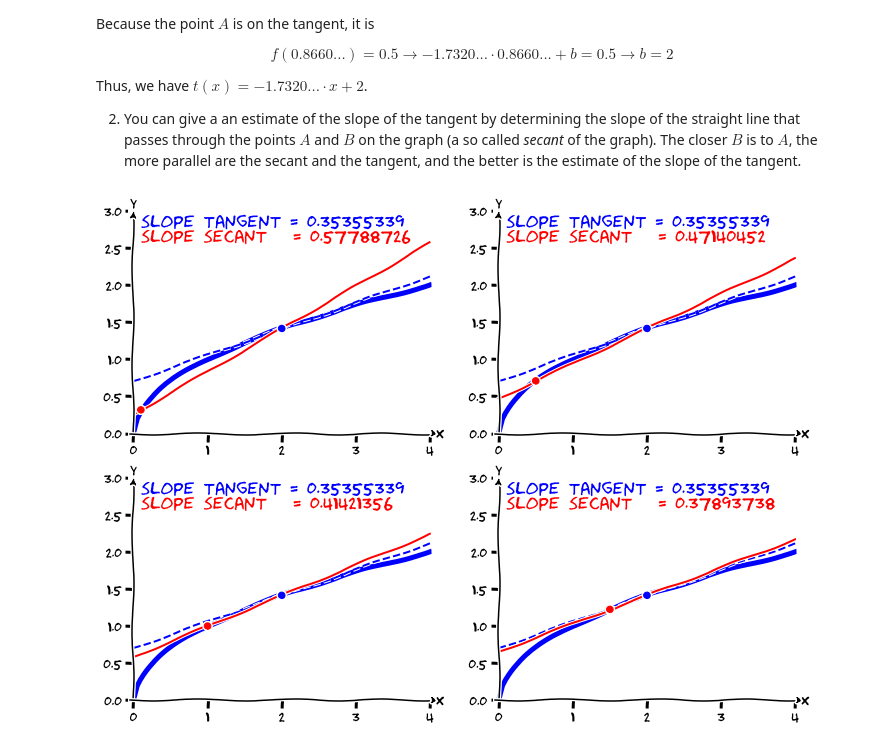
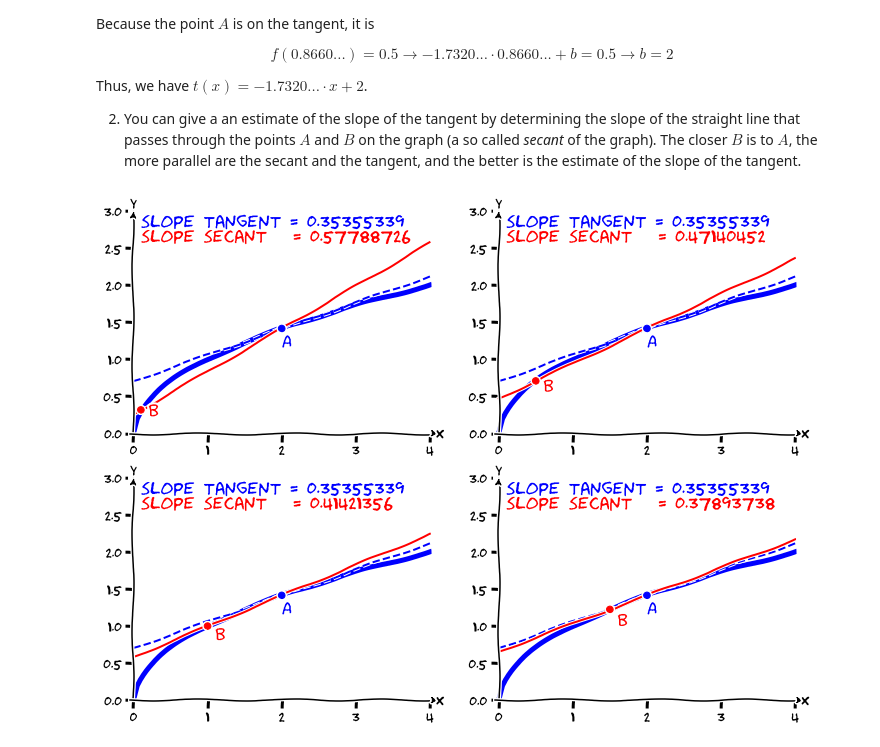
Before and after one commit to mathbit/mathnotes_book, a Jupyter notebook: content/Calculus/section2_tangents.ipynb, the cells around one changed output. Drawn from its saved outputs; the diff is of its cells as text; code cells hidden in the pictures.

```diff
--- a/content/Calculus/section2_tangents.ipynb
+++ b/content/Calculus/section2_tangents.ipynb
@@ -83,34 +84,37 @@ def f(x2, ax):
     ax.axis('equal')
     ax.set_ylim((0,3))
     ax.set_xlim((0,4))
     bit.formatAxes(ax)
 
     #plot root function
     ax.plot(x_f,np.sqrt(x_f),'blue', linewidth=5)
 
     #plot tangent
     ax.plot(x_tan,al_tan*x_tan+b_tan,'blue', linestyle="--")
 
     #plot secant
     ax.plot(x_sec,al_sec*x_sec+b_sec,'red')
 
 
     #plot points
     ax.plot(A[0],A[1],'bo')
     ax.plot(B[0],B[1],'ro')
 
+    ax.text(A[0],0.85*A[1],'A', color='blue', size=18)
+    ax.text(B[0]+0.1,0.85*B[1],'B',  color='red', size=18)
+
     ax.text(0.1,2.6,f'slope secant   = {str(round(al_sec,8))}', color='red', size = 18)
     ax.text(0.1,2.8,f'slope tangent = {str(round(al_tan,8))}', color='blue', size = 18)
 
 
 #widget = interactive(f, x2=FloatSlider(min=0, max=1.99, step=0.05, continuous_update=False))
 #display(widget)
 f(0.1,ax[0,0])
 f(0.5,ax[0,1])
 f(1.0,ax[1,0])
 f(1.5,ax[1,1])
 # %% [output]
-[figure, old version]
+[figure, new version]
 # %%
 #needs to be in the last cell for css styling
 from IPython.core.display import HTML
```
Also changed, not shown: parts of 4 cells of this notebook, 3 other files.
